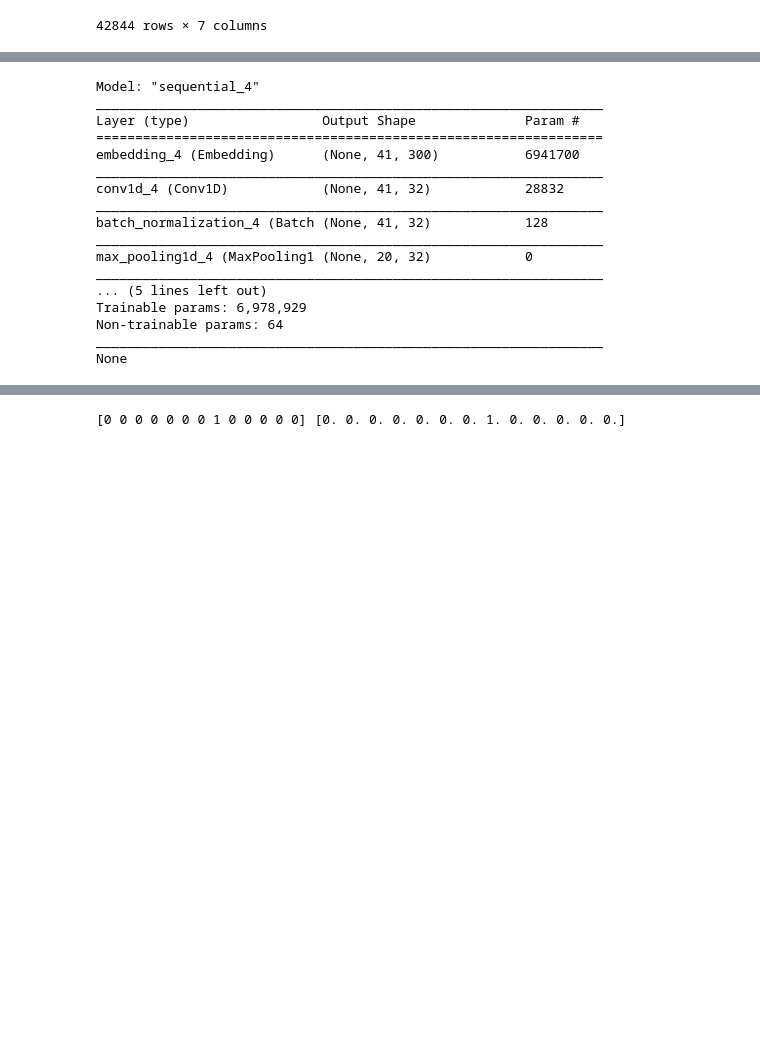
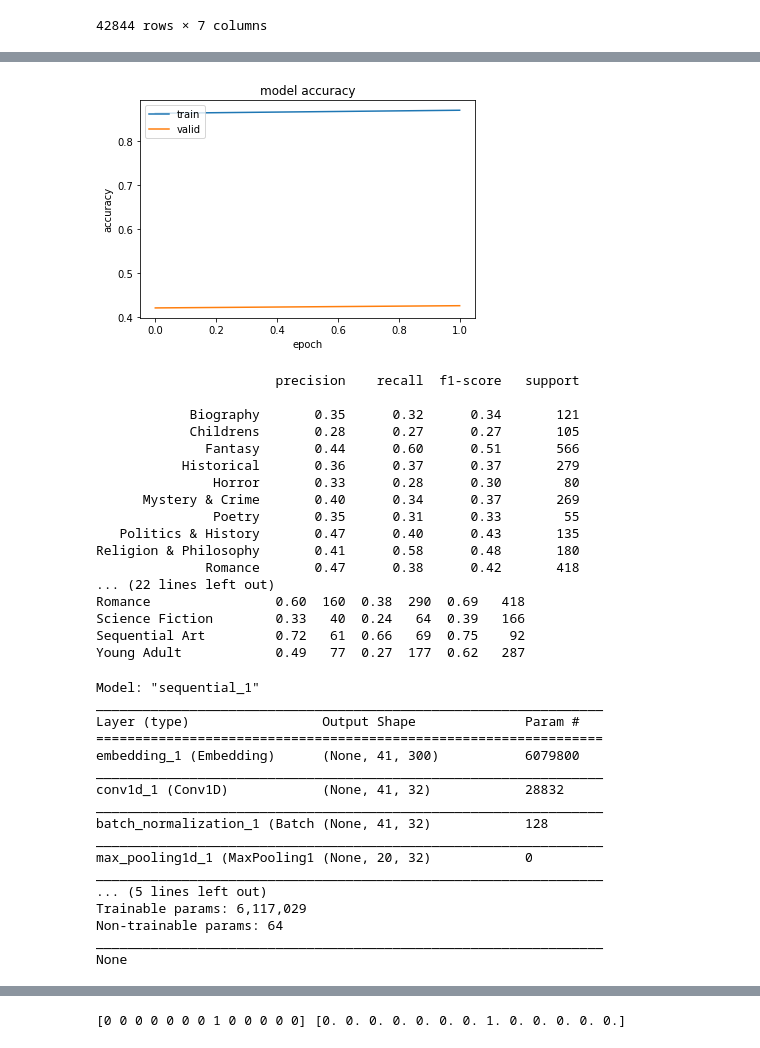
Before and after one commit to A-Istrate/80629_Project, a Jupyter notebook: Book classification 2.ipynb, the cells around one changed output, grey strips where cells are left out. Drawn from its saved outputs; the diff is of its cells as text; code cells hidden in the pictures; blank space fills up the shorter version.

Commit message:
Stacked models

```diff
--- a/Book classification 2.ipynb
+++ b/Book classification 2.ipynb
@@ -508,0 +578,42 @@ Epoch 5/20
+# %%
+history = model2.fit(x_train,y_train, epochs = 30, validation_data=(x_val, y_val), callbacks=[ES], verbose=1, batch_size=128,class_weight=cw)
+# %%
+def prediction_score(valid,predictions,cnames=class_names):
+    pred = np.argmax(predictions, axis=1)
+    pred2 = np.argsort(predictions,axis=1)[:,-2]
+    pred3 = np.argsort(predictions,axis=1)[:,-3]
+    dict_c = dict(enumerate(cnames))
+    scores=[]
+    for v,p1,p2,p3 in zip(valid,pred,pred2,pred3):
+        score=0
+        top1 = 0
+        top3 = 0
+        if v == p1: score=1
+        elif v == p2: score =0.75
+        elif v == p3: score =0.5
+        if score == 1 : top1 =1
+        if score >=0.5 : top3=1
+        scores.append([dict_c.get(v),score,top1,top3])
+    scores_df = pandas.DataFrame(scores,columns=["genre","score","top1","top3"])
+    meanscore =np.round(scores_df["score"].mean(),3)
+    sumtop = np.sum(scores_df["top1"].sum())
+    print("The average score is %s" %meanscore)
+    print("Correctly predicted %s / %s" % (sumtop,len(scores_df)))
+    print(scores_df.groupby("genre").agg({"score":"mean","top1":["sum","mean"],"top3":["sum","mean"],"genre":"count"}).round(2))
+    return
+# %%
+class_names=list(books['main_label'].unique().flatten())
+class_names.sort()
+def show_results(history,model,test_ds=(x_test, y_test)):
+    plt.plot(history.history['accuracy'])
+    plt.plot(history.history['val_accuracy'])
+    plt.title('model accuracy')
+    plt.ylabel('accuracy')
+    plt.xlabel('epoch')
+    plt.legend(['train', 'valid'], loc='upper left')
+    plt.show()
+    predictions = model.predict(test_ds[0])
+    predicted_classes = np.argmax(predictions, axis=1)
+    original_classes = np.argmax(test_ds[1],axis=1)
+    print(classification_report(original_classes, predicted_classes, target_names=class_names,zero_division=0))
+    prediction_score(original_classes,predictions)
@@ -508,0 +623,21 @@ Epoch 5/20
+# %%
+show_results(history_nw,model)
+# %% [output]
+[figure, added]
+                       precision    recall  f1-score   support
+
+            Biography       0.35      0.32      0.34       121
+            Childrens       0.28      0.27      0.27       105
+              Fantasy       0.44      0.60      0.51       566
+           Historical       0.36      0.37      0.37       279
+               Horror       0.33      0.28      0.30        80
+      Mystery & Crime       0.40      0.34      0.37       269
+               Poetry       0.35      0.31      0.33        55
+   Politics & History       0.47      0.40      0.43       135
+Religion & Philosophy       0.41      0.58      0.48       180
+              Romance       0.47      0.38      0.42       418
+... (22 lines left out)
+Romance                0.60  160  0.38  290  0.69   418
+Science Fiction        0.33   40  0.24   64  0.39   166
+Sequential Art         0.72   61  0.66   69  0.75    92
+Young Adult            0.49   77  0.27  177  0.62   287
@@ -513,27 +653,27 @@ modelCNN.add(layers.Conv1D(filters=32, kernel_size=3, padding='same', activation
 modelCNN.add(layers.BatchNormalization())
 modelCNN.add(layers.MaxPooling1D(pool_size=2))#poolsize
 modelCNN.add(layers.Flatten())
-modelCNN.add(Dense(len(dg),activation = 'sigmoid'))#vs relu
+modelCNN.add(Dense(len(dg),activation = 'softmax'))#vs relu
 optimizer=Adam(learning_rate=0.0001,epsilon=0.1)#lr
 modelCNN.compile(optimizer=optimizer,loss='categorical_crossentropy', metrics = ['accuracy'])
 ES= callbacks.EarlyStopping(monitor='loss', patience=3)
 
 print(modelCNN.summary())
 # %% [output]
-Model: "sequential_4"
+Model: "sequential_1"
 _________________________________________________________________
 Layer (type)                 Output Shape              Param #
 =================================================================
-embedding_4 (Embedding)      (None, 41, 300)           6941700
+embedding_1 (Embedding)      (None, 41, 300)           6079800
 _________________________________________________________________
-conv1d_4 (Conv1D)            (None, 41, 32)            28832
+conv1d_1 (Conv1D)            (None, 41, 32)            28832
 _________________________________________________________________
-batch_normalization_4 (Batch (None, 41, 32)            128
+batch_normalization_1 (Batch (None, 41, 32)            128
 _________________________________________________________________
-max_pooling1d_4 (MaxPooling1 (None, 20, 32)            0
+max_pooling1d_1 (MaxPooling1 (None, 20, 32)            0
 _________________________________________________________________
 ... (5 lines left out)
-Trainable params: 6,978,929
+Trainable params: 6,117,029
 Non-trainable params: 64
 _________________________________________________________________
 None
```
Also changed, not shown: parts of 21 cells of this notebook, 12 other files.
